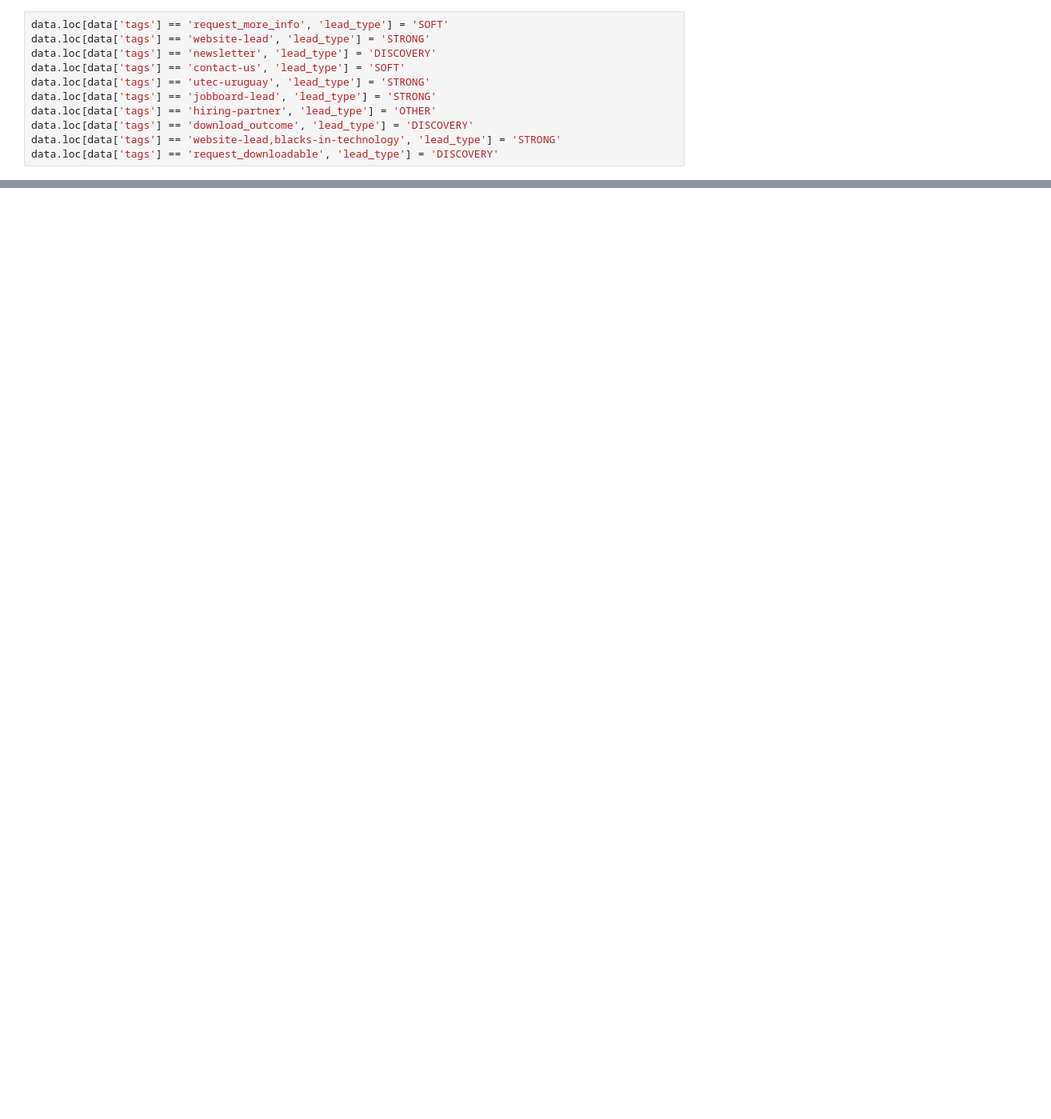
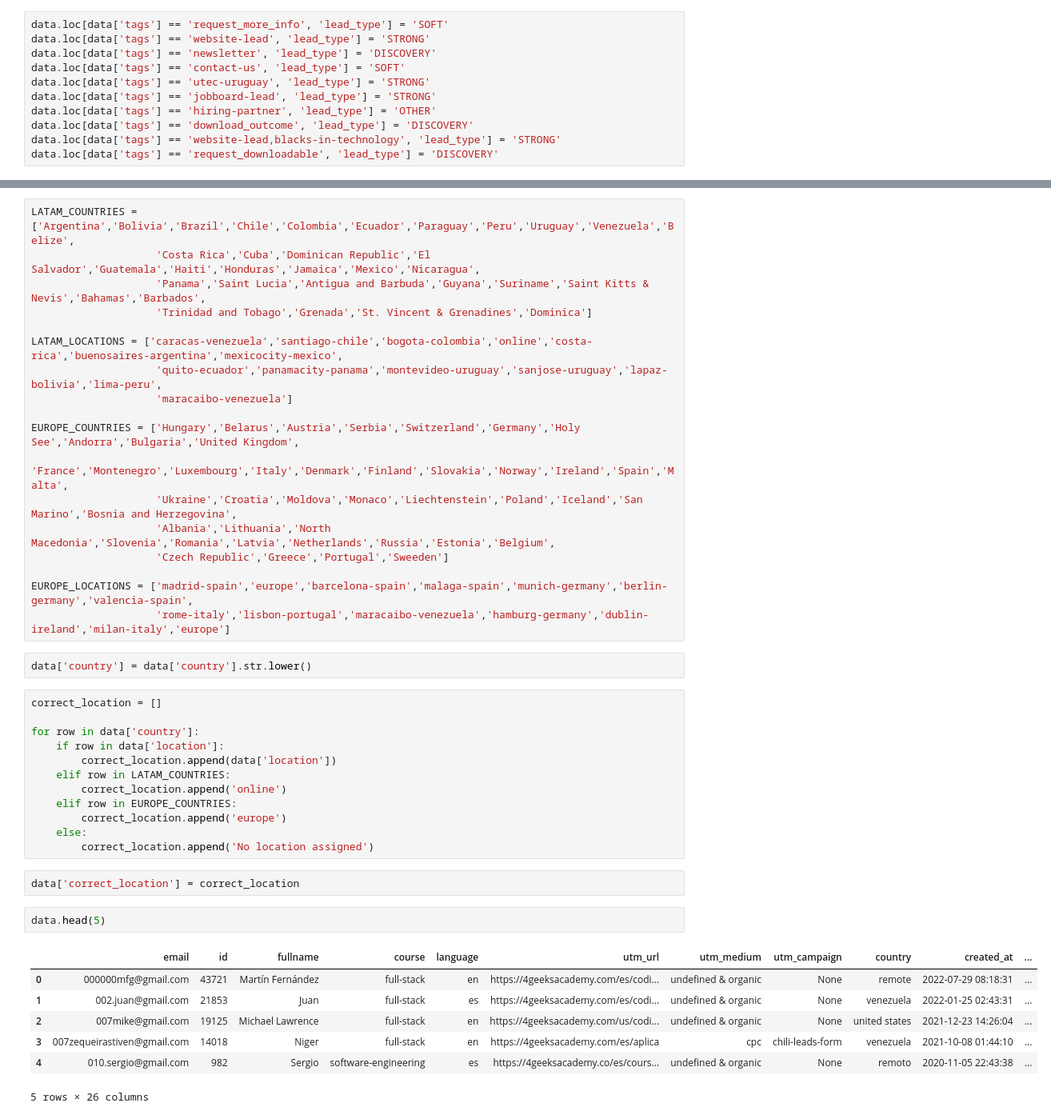
Before and after one commit to 4GeeksAcademy/dataflow, a Jupyter notebook: notebooks/draft_cleaning_notebook.ipynb, the cells around one changed output, grey strips where cells are left out. Shown: that part at 80% size. Drawn from its saved outputs; the diff is of its cells as text; blank space fills up the shorter version.

Commit message:
update, not solved yet in correct_location

```diff
--- a/notebooks/draft_cleaning_notebook.ipynb
+++ b/notebooks/draft_cleaning_notebook.ipynb
@@ -502,0 +546,44 @@ data.to_csv('../data/processed/clean_form_entries.csv')
+# %%
+LATAM_COUNTRIES = ['Argentina','Bolivia','Brazil','Chile','Colombia','Ecuador','Paraguay','Peru','Uruguay','Venezuela','Belize',
+                    'Costa Rica','Cuba','Dominican Republic','El Salvador','Guatemala','Haiti','Honduras','Jamaica','Mexico','Nicaragua',
+                    'Panama','Saint Lucia','Antigua and Barbuda','Guyana','Suriname','Saint Kitts & Nevis','Bahamas','Barbados',
+                    'Trinidad and Tobago','Grenada','St. Vincent & Grenadines','Dominica']
+
+LATAM_LOCATIONS = ['caracas-venezuela','santiago-chile','bogota-colombia','online','costa-rica','buenosaires-argentina','mexicocity-mexico',
+                    'quito-ecuador','panamacity-panama','montevideo-uruguay','sanjose-uruguay','lapaz-bolivia','lima-peru',
+                    'maracaibo-venezuela']
+
+EUROPE_COUNTRIES = ['Hungary','Belarus','Austria','Serbia','Switzerland','Germany','Holy See','Andorra','Bulgaria','United Kingdom',
+                    'France','Montenegro','Luxembourg','Italy','Denmark','Finland','Slovakia','Norway','Ireland','Spain','Malta',
+                    'Ukraine','Croatia','Moldova','Monaco','Liechtenstein','Poland','Iceland','San Marino','Bosnia and Herzegovina',
+                    'Albania','Lithuania','North Macedonia','Slovenia','Romania','Latvia','Netherlands','Russia','Estonia','Belgium',
+                    'Czech Republic','Greece','Portugal','Sweeden']
+
+EUROPE_LOCATIONS = ['madrid-spain','europe','barcelona-spain','malaga-spain','munich-germany','berlin-germany','valencia-spain',
+                    'rome-italy','lisbon-portugal','maracaibo-venezuela','hamburg-germany','dublin-ireland','milan-italy','europe']
+# %%
+data['country'] = data['country'].str.lower()
+# %%
+correct_location = []
+
+for row in data['country']:
+    if row in data['location']:
+        correct_location.append(data['location'])
+    elif row in LATAM_COUNTRIES:
+        correct_location.append('online')
+    elif row in EUROPE_COUNTRIES:
+        correct_location.append('europe')
+    else:
+        correct_location.append('No location assigned')
+# %%
+data['correct_location'] = correct_location
+# %%
+data.head(5)
+# %% [output]
+|  | email | id | fullname | course | language | utm_url | utm_medium | utm_campaign | country | created_at | ... |
+| 0 | 000000mfg@gmail.com | 43721 | Martín Fernández | full-stack | en | https://4geeksacademy.com/es/codi... | undefined & organic | None | remote | 2022-07-29 08:18:31 | ... |
+| 1 | 002.juan@gmail.com | 21853 | Juan | full-stack | es | https://4geeksacademy.com/es/codi... | undefined & organic | None | venezuela | 2022-01-25 02:43:31 | ... |
+| 2 | 007mike@gmail.com | 19125 | Michael Lawrence | full-stack | en | https://4geeksacademy.com/us/codi... | undefined & organic | None | united states | 2021-12-23 14:26:04 | ... |
+| 3 | 007zequeirastiven@gmail.com | 14018 | Niger | full-stack | en | https://4geeksacademy.com/es/aplica | cpc | chili-leads-form | venezuela | 2021-10-08 01:44:10 | ... |
+| 4 | 010.sergio@gmail.com | 982 | Sergio | software-engineering | es | https://4geeksacademy.co/es/cours... | undefined & organic | None | remoto | 2020-11-05 22:43:38 | ... |
+5 rows × 26 columns
```
Also changed, not shown: parts of 47 cells of this notebook, 2 other files.
